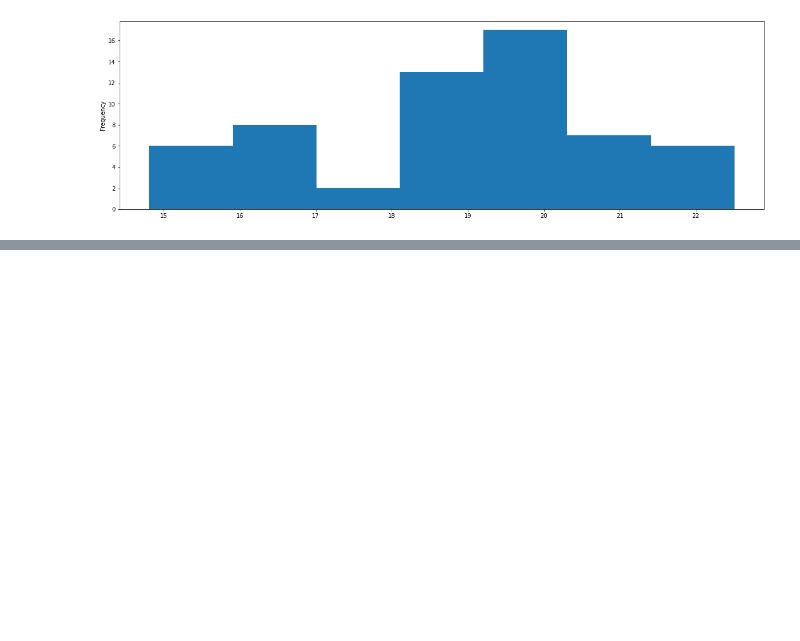
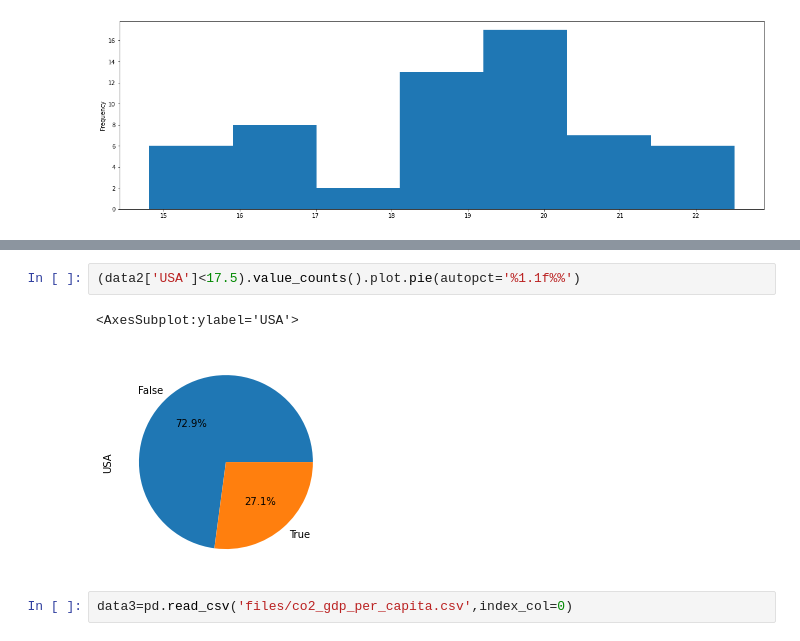
Before and after one commit to Harshhhh1701/Learning--Data-Science, a Jupyter notebook: py2.ipynb, the cells around one changed output, grey strips where cells are left out. Cells and saved outputs as stored; diff of their text form; blank space fills up the shorter version.

```diff
--- a/py2.ipynb
+++ b/py2.ipynb
@@ -159,0 +166,7 @@ data2['USA'].plot.hist(figsize=(20,6),bins=7)
+# %%
+(data2['USA']<17.5).value_counts().plot.pie(autopct='%1.1f%%')
+# %% [output]
+<AxesSubplot:ylabel='USA'>
+[figure, added]
+# %%
+data3=pd.read_csv('files/co2_gdp_per_capita.csv',index_col=0)
```
Also changed, not shown: parts of 5 cells of this notebook.
